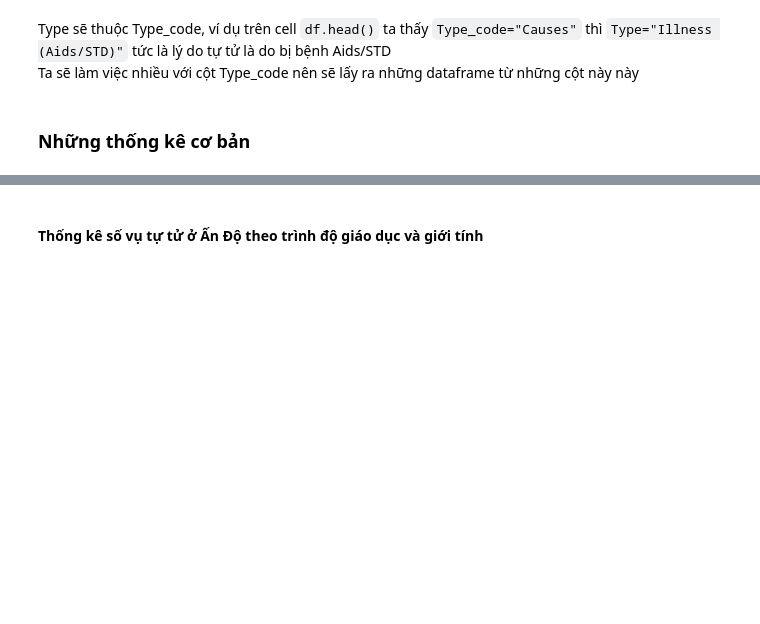
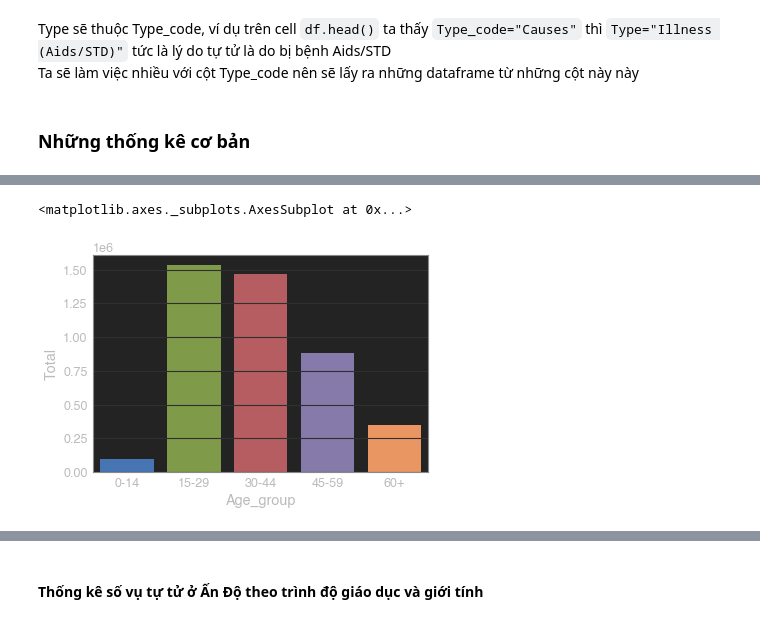
Before and after one commit to minhtamos/DataScienceFinalProject, a Jupyter notebook: 1712746-NguyenMinhTam.ipynb, the cells around one changed output, grey strips where cells are left out. Saved outputs shown, nothing was run; the diff lists cells and outputs as text; code cells hidden in the pictures; blank space fills up the shorter version.

```diff
--- a/1712746-NguyenMinhTam.ipynb
+++ b/1712746-NguyenMinhTam.ipynb
@@ -107,0 +114,6 @@ socialDf = df[df['Type_code']=='Social_Status']
+# %%
+ageDf = df[df['Age_group']!='0-100+'].groupby('Age_group', as_index=False).sum()
+sns.barplot(x='Age_group',y='Total',data=ageDf)
+# %% [output]
+<matplotlib.axes._subplots.AxesSubplot at 0x...>
+[figure, added]
```
Also changed, not shown: parts of 11 cells of this notebook.
